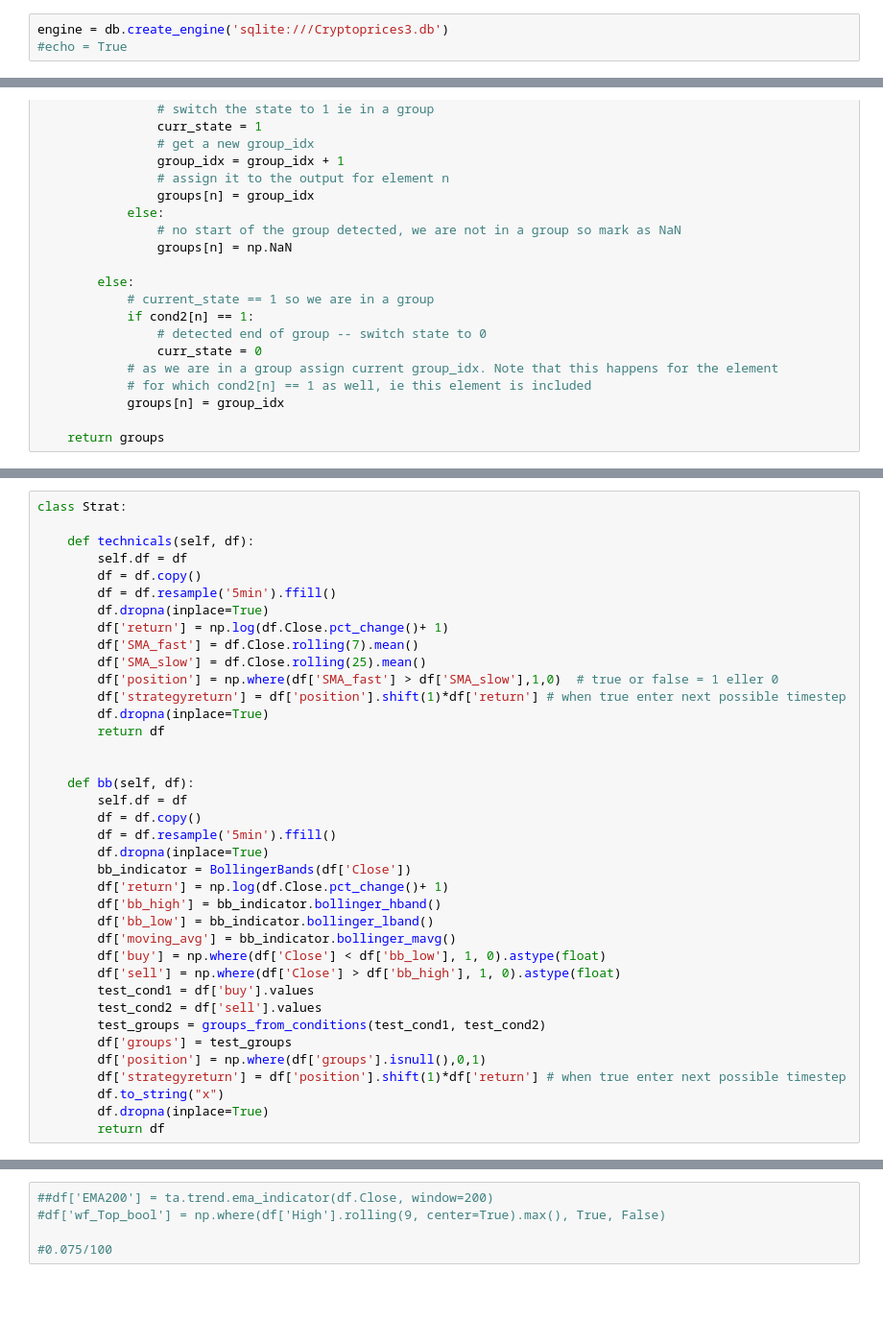
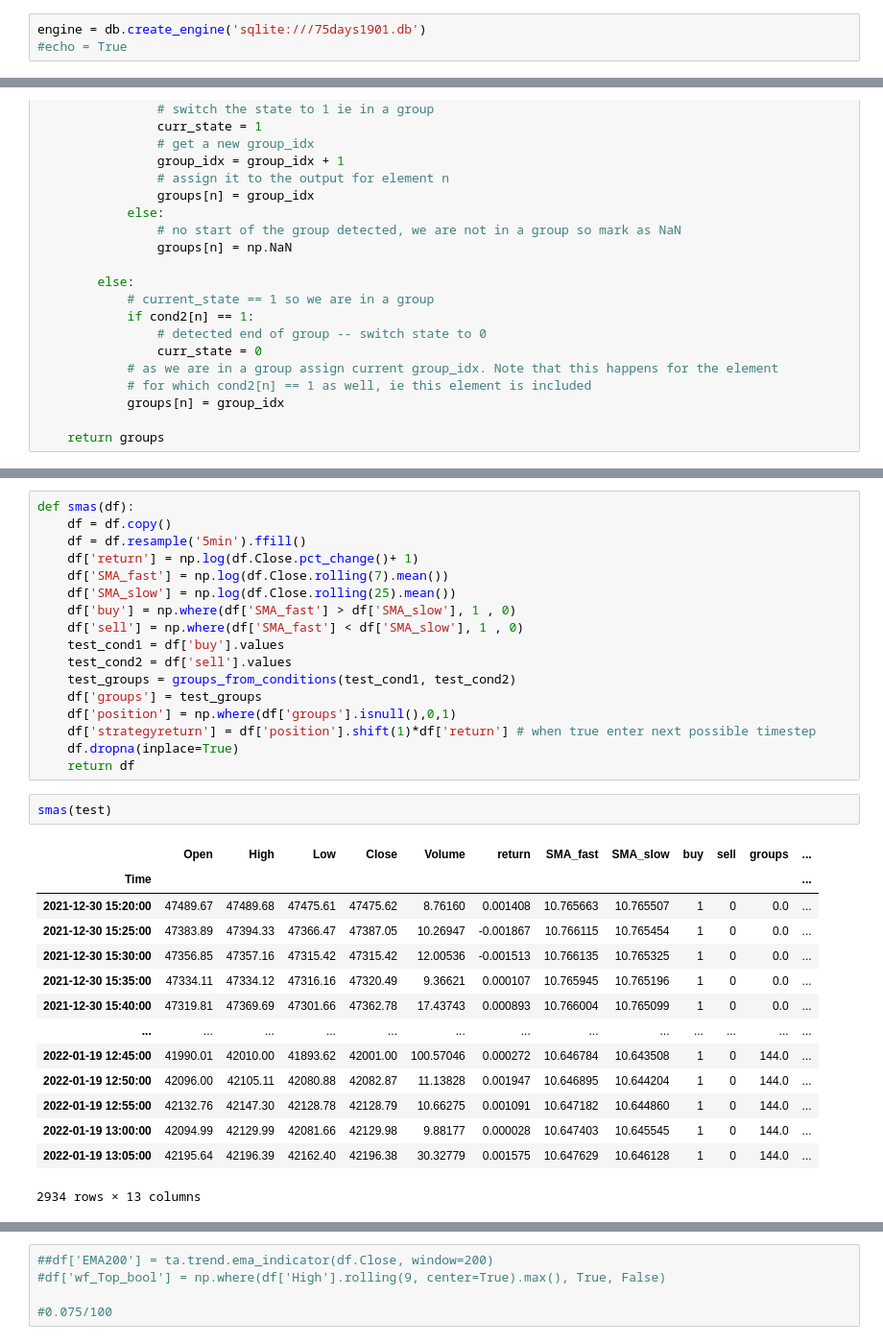
Before and after one commit to JeppeOEM/bot, a Jupyter notebook: intradaydata.ipynb, the cells around one changed output, grey strips where cells are left out. Shown: that part at 96% size. Saved outputs shown, nothing was run; the diff lists cells and outputs as text; blank space fills up the shorter version.

```diff
--- a/intradaydata.ipynb
+++ b/intradaydata.ipynb
@@ -36,7 +36,7 @@ def getminutedata(symbol, lookback):
     frame.Time = pd.to_datetime(frame.Time, unit='ms')
     return frame
 # %%
-engine = db.create_engine('sqlite:///Cryptoprices3.db')
+engine = db.create_engine('sqlite:///75days1901.db')
 #echo = True
 # %%
 Session = sessionmaker(bind=engine)
@@ -99,41 +89,37 @@ def getMax(df2):
-# %%
-class Strat:
-
-    def technicals(self, df):
-        self.df = df
-        df = df.copy()
-        df = df.resample('5min').ffill()
-        df.dropna(inplace=True)
-        df['return'] = np.log(df.Close.pct_change()+ 1)
-        df['SMA_fast'] = df.Close.rolling(7).mean()
-        df['SMA_slow'] = df.Close.rolling(25).mean()
-        df['position'] = np.where(df['SMA_fast'] > df['SMA_slow'],1,0)  # true or false = 1 eller 0
-        df['strategyreturn'] = df['position'].shift(1)*df['return'] # when true enter next possible timestep
-        df.dropna(inplace=True)
-        return df
-
-
-    def bb(self, df):
-        self.df = df
-        df = df.copy()
-        df = df.resample('5min').ffill()
-        df.dropna(inplace=True)
-        bb_indicator = BollingerBands(df['Close'])
-        df['return'] = np.log(df.Close.pct_change()+ 1)
-        df['bb_high'] = bb_indicator.bollinger_hband()
-        df['bb_low'] = bb_indicator.bollinger_lband()
-        df['moving_avg'] = bb_indicator.bollinger_mavg()
-        df['buy'] = np.where(df['Close'] < df['bb_low'], 1, 0).astype(float)
-        df['sell'] = np.where(df['Close'] > df['bb_high'], 1, 0).astype(float)
-        test_cond1 = df['buy'].values
-        test_cond2 = df['sell'].values
-        test_groups = groups_from_conditions(test_cond1, test_cond2)
-        df['groups'] = test_groups
-        df['position'] = np.where(df['groups'].isnull(),0,1)
-        df['strategyreturn'] = df['position'].shift(1)*df['return'] # when true enter next possible timestep
-        df.to_string("x")
-        df.dropna(inplace=True)
-        return df
+# %%
+def smas(df):
+    df = df.copy()
+    df = df.resample('5min').ffill()
+    df['return'] = np.log(df.Close.pct_change()+ 1)
+    df['SMA_fast'] = np.log(df.Close.rolling(7).mean())
+    df['SMA_slow'] = np.log(df.Close.rolling(25).mean())
+    df['buy'] = np.where(df['SMA_fast'] > df['SMA_slow'], 1 , 0)
+    df['sell'] = np.where(df['SMA_fast'] < df['SMA_slow'], 1 , 0)
+    test_cond1 = df['buy'].values
+    test_cond2 = df['sell'].values
+    test_groups = groups_from_conditions(test_cond1, test_cond2)
+    df['groups'] = test_groups
+    df['position'] = np.where(df['groups'].isnull(),0,1)
+    df['strategyreturn'] = df['position'].shift(1)*df['return'] # when true enter next possible timestep
+    df.dropna(inplace=True)
+    return df
+# %%
+smas(test)
+# %% [output]
+|  | Open | High | Low | Close | Volume | return | SMA_fast | SMA_slow | buy | sell | groups | ... |
+| Time |  |  |  |  |  |  |  |  |  |  |  | ... |
+| 2021-12-30 15:20:00 | 47489.67 | 47489.68 | 47475.61 | 47475.62 | 8.76160 | 0.001408 | 10.765663 | 10.765507 | 1 | 0 | 0.0 | ... |
+| 2021-12-30 15:25:00 | 47383.89 | 47394.33 | 47366.47 | 47387.05 | 10.26947 | -0.001867 | 10.766115 | 10.765454 | 1 | 0 | 0.0 | ... |
+| 2021-12-30 15:30:00 | 47356.85 | 47357.16 | 47315.42 | 47315.42 | 12.00536 | -0.001513 | 10.766135 | 10.765325 | 1 | 0 | 0.0 | ... |
+| 2021-12-30 15:35:00 | 47334.11 | 47334.12 | 47316.16 | 47320.49 | 9.36621 | 0.000107 | 10.765945 | 10.765196 | 1 | 0 | 0.0 | ... |
+| 2021-12-30 15:40:00 | 47319.81 | 47369.69 | 47301.66 | 47362.78 | 17.43743 | 0.000893 | 10.766004 | 10.765099 | 1 | 0 | 0.0 | ... |
+| ... | ... | ... | ... | ... | ... | ... | ... | ... | ... | ... | ... | ... |
+| 2022-01-19 12:45:00 | 41990.01 | 42010.00 | 41893.62 | 42001.00 | 100.57046 | 0.000272 | 10.646784 | 10.643508 | 1 | 0 | 144.0 | ... |
+| 2022-01-19 12:50:00 | 42096.00 | 42105.11 | 42080.88 | 42082.87 | 11.13828 | 0.001947 | 10.646895 | 10.644204 | 1 | 0 | 144.0 | ... |
+| 2022-01-19 12:55:00 | 42132.76 | 42147.30 | 42128.78 | 42128.79 | 10.66275 | 0.001091 | 10.647182 | 10.644860 | 1 | 0 | 144.0 | ... |
+| 2022-01-19 13:00:00 | 42094.99 | 42129.99 | 42081.66 | 42129.98 | 9.88177 | 0.000028 | 10.647403 | 10.645545 | 1 | 0 | 144.0 | ... |
+| 2022-01-19 13:05:00 | 42195.64 | 42196.39 | 42162.40 | 42196.38 | 30.32779 | 0.001575 | 10.647629 | 10.646128 | 1 | 0 | 144.0 | ... |
+2934 rows × 13 columns
 # %%
 def bb(df):
     df = df.copy()
```
Also changed, not shown: parts of 23 cells of this notebook, 10 other files.
